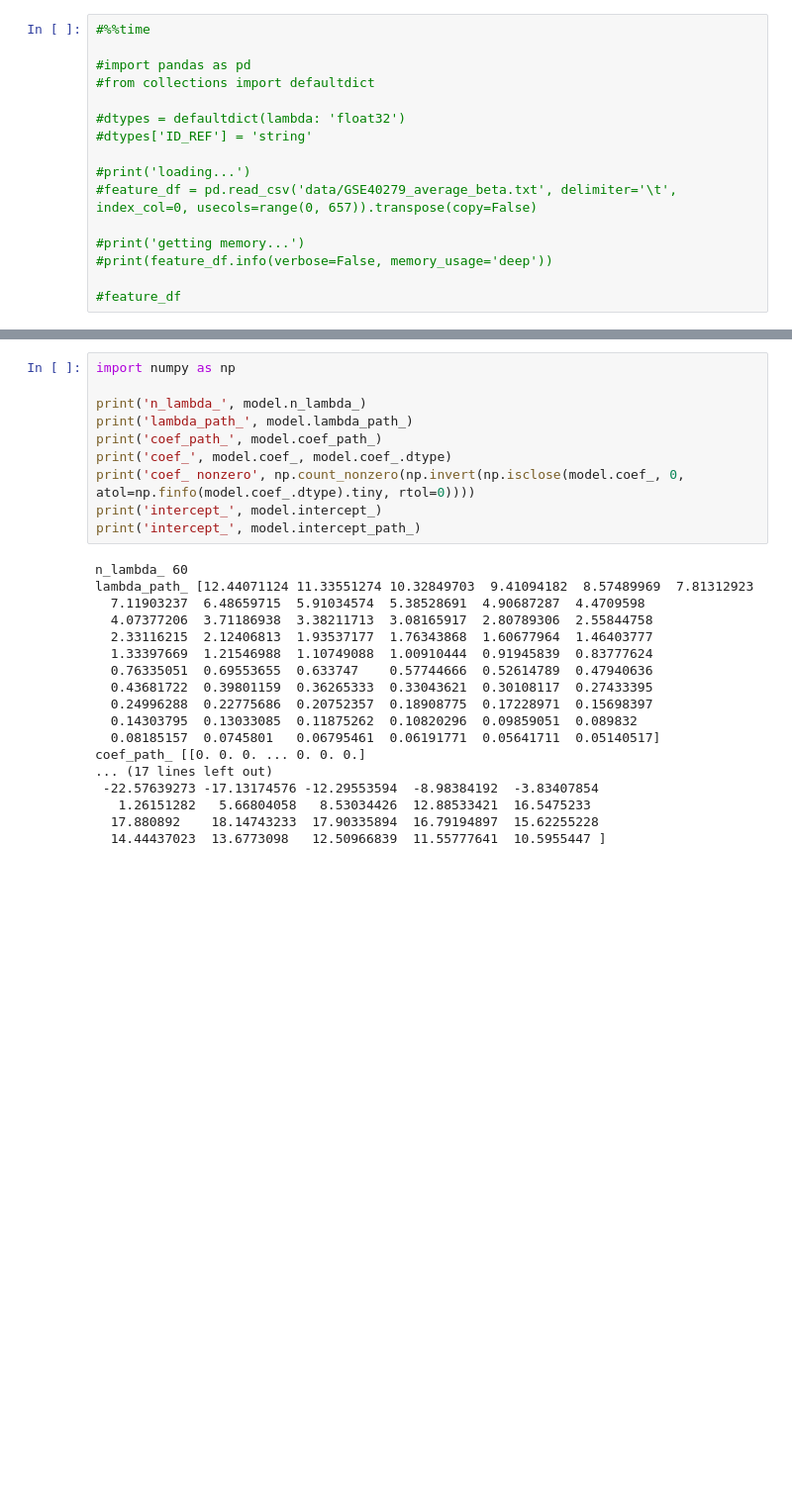
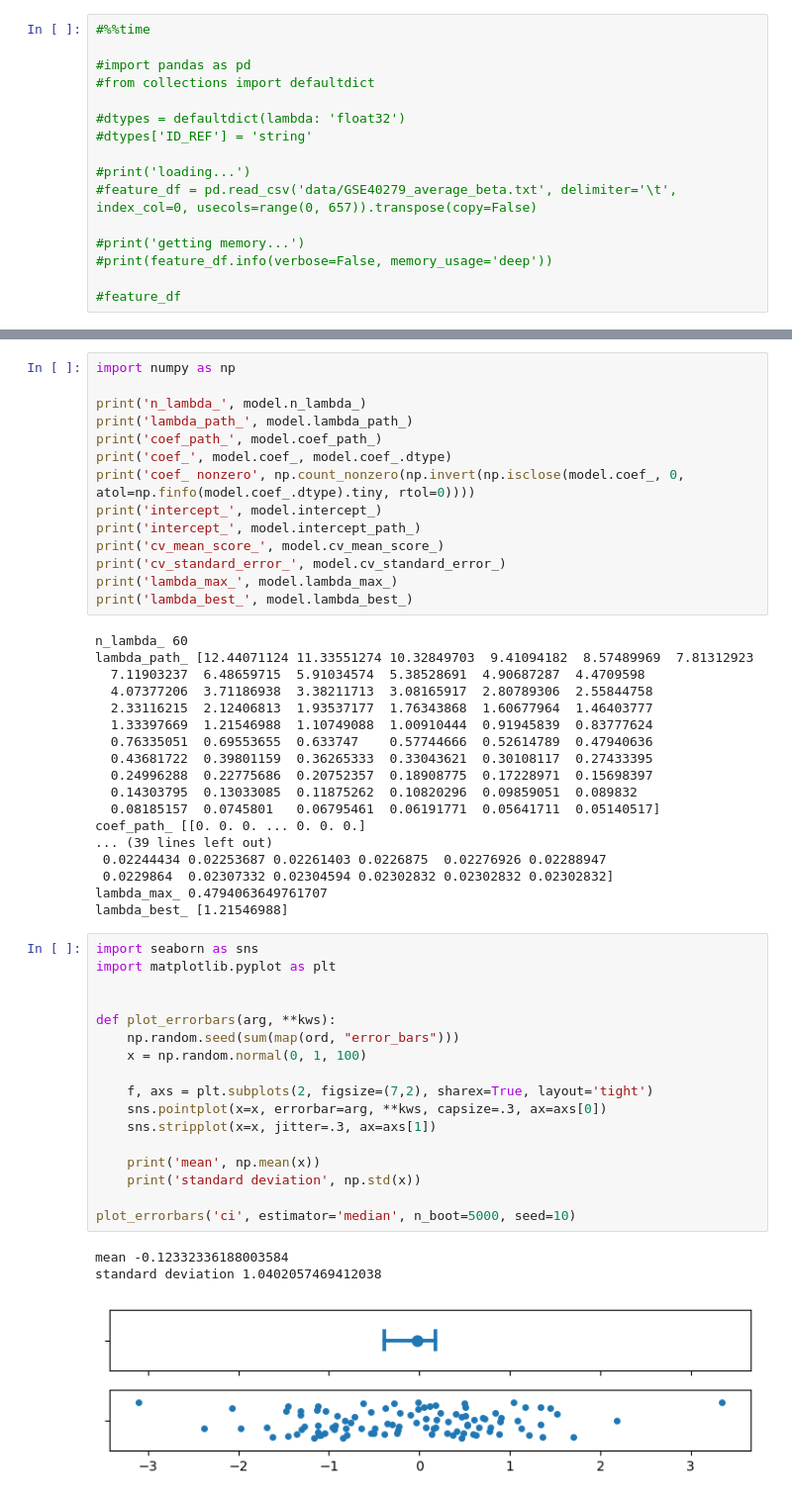
Before and after one commit to szazo/epigenetic-clock, a Jupyter notebook: assignment1/sandbox.ipynb, the cells around one changed output, grey strips where cells are left out. Shown at 99% size. Cells and saved outputs as stored; diff of their text form; blank space fills up the shorter version.

```diff
--- a/assignment1/sandbox.ipynb
+++ b/assignment1/sandbox.ipynb
@@ -128,6 +131,10 @@ print('coef_', model.coef_, model.coef_.dtype)
 print('coef_ nonzero', np.count_nonzero(np.invert(np.isclose(model.coef_, 0, atol=np.finfo(model.coef_.dtype).tiny, rtol=0))))
 print('intercept_', model.intercept_)
 print('intercept_', model.intercept_path_)
+print('cv_mean_score_', model.cv_mean_score_)
+print('cv_standard_error_', model.cv_standard_error_)
+print('lambda_max_', model.lambda_max_)
+print('lambda_best_', model.lambda_best_)
 # %% [output]
 n_lambda_ 60
 lambda_path_ [12.44071124 11.33551274 10.32849703  9.41094182  8.57489969  7.81312923
@@ -141,8 +148,29 @@ lambda_path_ [12.44071124 11.33551274 10.32849703  9.41094182  8.57489969  7.813
   0.14303795  0.13033085  0.11875262  0.10820296  0.09859051  0.089832
   0.08185157  0.0745801   0.06795461  0.06191771  0.05641711  0.05140517]
 coef_path_ [[0. 0. 0. ... 0. 0. 0.]
-... (17 lines left out)
- -22.57639273 -17.13174576 -12.29553594  -8.98384192  -3.83407854
-   1.26151282   5.66804058   8.53034426  12.88533421  16.5475233
-  17.880892    18.14743233  17.90335894  16.79194897  15.62255228
-  14.44437023  13.6773098   12.50966839  11.55777641  10.5955447 ]
+... (39 lines left out)
+ 0.02244434 0.02253687 0.02261403 0.0226875  0.02276926 0.02288947
+ 0.0229864  0.02307332 0.02304594 0.02302832 0.02302832 0.02302832]
+lambda_max_ 0.4794063649761707
+lambda_best_ [1.21546988]
+# %%
+import seaborn as sns
+import matplotlib.pyplot as plt
+
+
+def plot_errorbars(arg, **kws):
+    np.random.seed(sum(map(ord, "error_bars")))
+    x = np.random.normal(0, 1, 100)
+
+    f, axs = plt.subplots(2, figsize=(7,2), sharex=True, layout='tight')
+    sns.pointplot(x=x, errorbar=arg, **kws, capsize=.3, ax=axs[0])
+    sns.stripplot(x=x, jitter=.3, ax=axs[1])
+
+    print('mean', np.mean(x))
+    print('standard deviation', np.std(x))
+
+plot_errorbars('ci', estimator='median', n_boot=5000, seed=10)
+# %% [output]
+mean -0.12332336188003584
+standard deviation 1.0402057469412038
+[figure, added]
```
Also changed, not shown: parts of 12 cells of this notebook, 5 other files.
